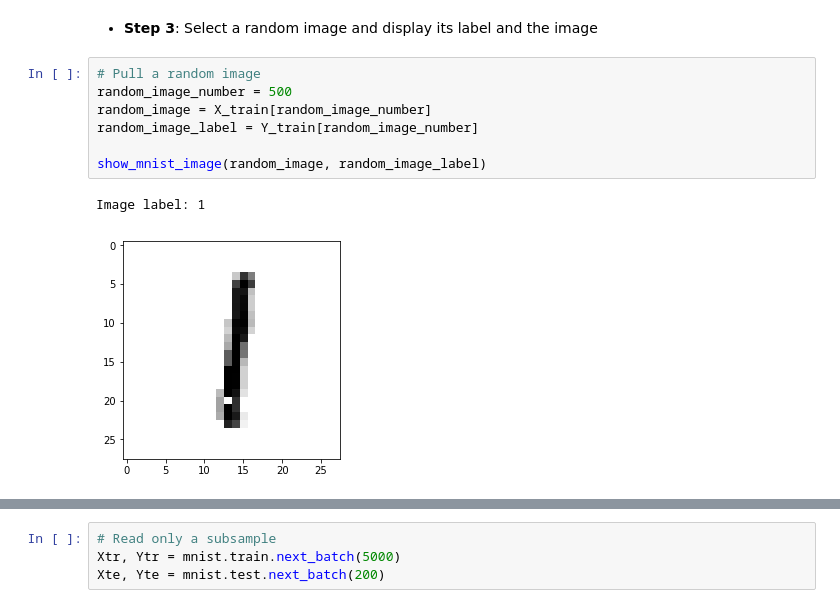
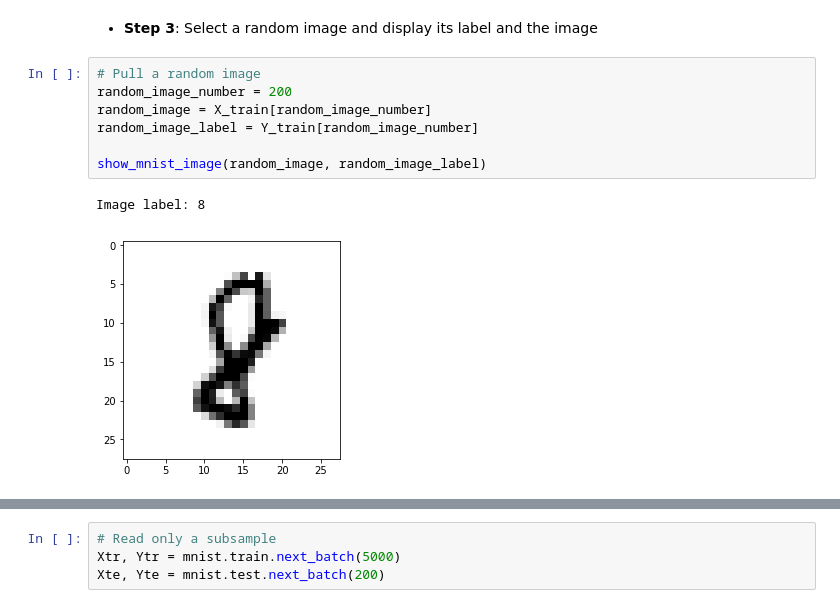
Before and after one commit to Vakuma/tf_rundown, a Jupyter notebook: notebooks/tf_rundown_basics.ipynb, the cells around one changed output, grey strips where cells are left out. Saved outputs shown, nothing was run; the diff lists cells and outputs as text.

```diff
--- a/notebooks/tf_rundown_basics.ipynb
+++ b/notebooks/tf_rundown_basics.ipynb
@@ -43,11 +248,11 @@ def show_mnist_image(image_array, label_array):
 * **Step 3**: Select a random image and display its label and the image
 # %%
 # Pull a random image
-random_image_number = 500
+random_image_number = 200
 random_image = X_train[random_image_number]
 random_image_label = Y_train[random_image_number]
 
 show_mnist_image(random_image, random_image_label)
 # %% [output]
-Image label: 1
+Image label: 8
-[figure, old version]
+[figure, new version]
```
Also changed, not shown: parts of 37 cells of this notebook.
